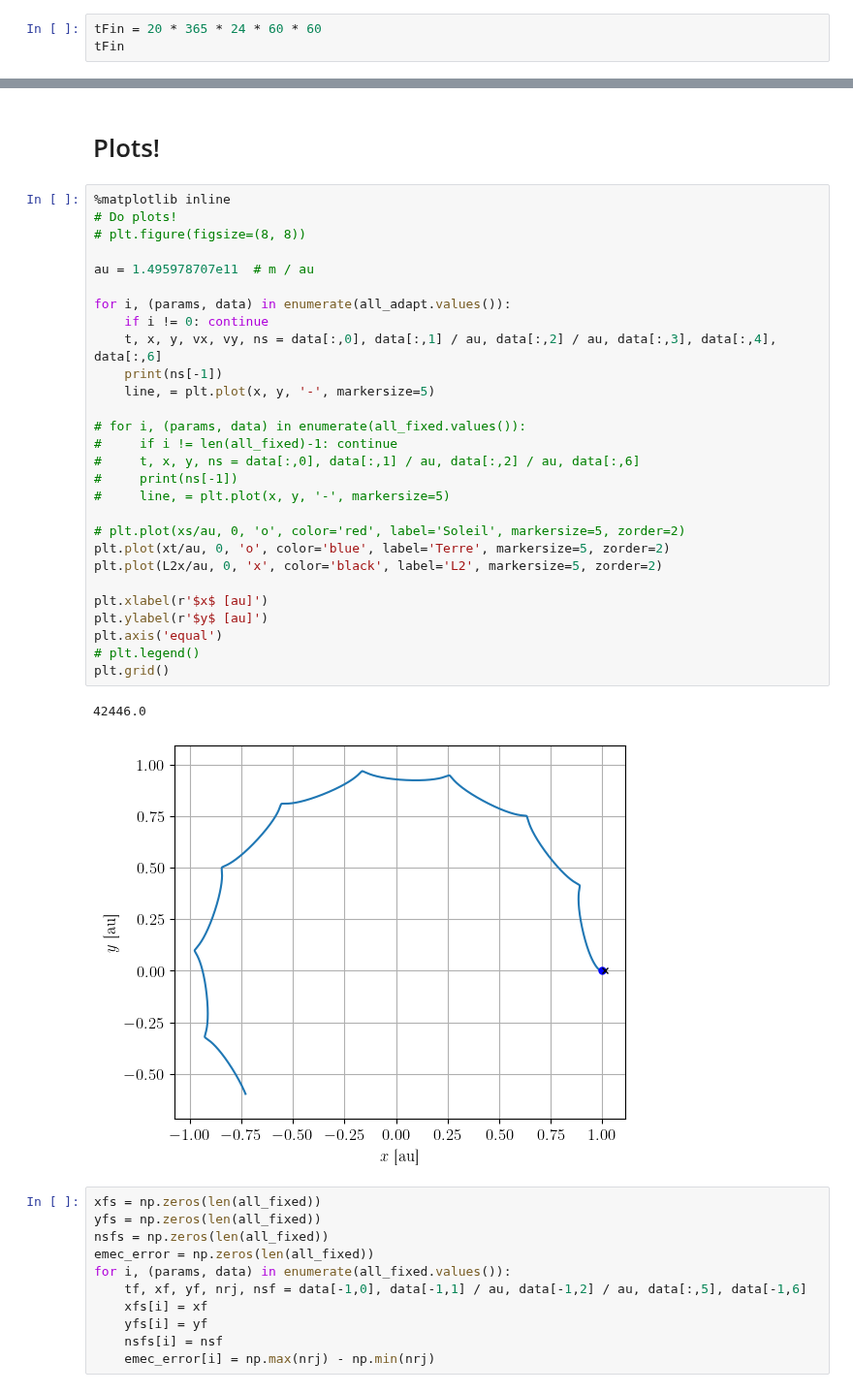
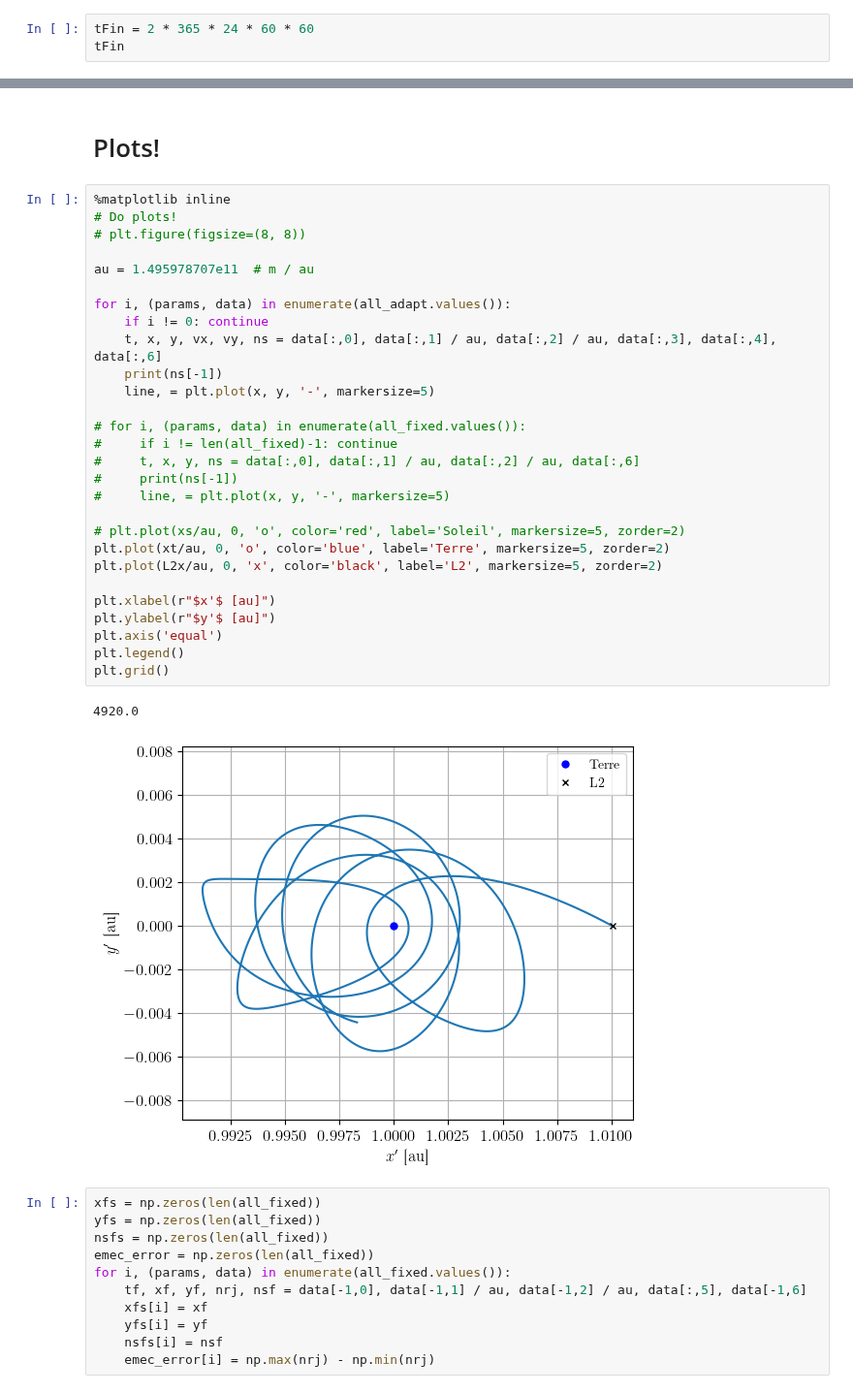
Before and after one commit to TomVdt/PhysNum, a Jupyter notebook: exercice3/analysis/analysis3bi.ipynb, the cells around one changed output, grey strips where cells are left out. Shown at 97% size. Drawn from its saved outputs; the diff is of its cells as text.

```diff
--- a/exercice3/analysis/analysis3bi.ipynb
+++ b/exercice3/analysis/analysis3bi.ipynb
@@ -24,6 +24,6 @@ src/Ex3_2024.cpp:48:59: warning: unused parameter 't' [-Wunused-parameter]
 config_name = 'lagrange2'
 conf = load_conf(config_name)
 # %%
-tFin = 20 * 365 * 24 * 60 * 60
+tFin = 2 * 365 * 24 * 60 * 60
 tFin
 # %% [output]
@@ -112,34 +112,34 @@ for file, params in zip(outputs, all_params):
 # %%
 %matplotlib inline
 # Do plots!
 # plt.figure(figsize=(8, 8))
 
 au = 1.495978707e11  # m / au
 
 for i, (params, data) in enumerate(all_adapt.values()):
     if i != 0: continue
     t, x, y, vx, vy, ns = data[:,0], data[:,1] / au, data[:,2] / au, data[:,3], data[:,4], data[:,6]
     print(ns[-1])
     line, = plt.plot(x, y, '-', markersize=5)
 
 # for i, (params, data) in enumerate(all_fixed.values()):
 #     if i != len(all_fixed)-1: continue
 #     t, x, y, ns = data[:,0], data[:,1] / au, data[:,2] / au, data[:,6]
 #     print(ns[-1])
 #     line, = plt.plot(x, y, '-', markersize=5)
 
 # plt.plot(xs/au, 0, 'o', color='red', label='Soleil', markersize=5, zorder=2)
 plt.plot(xt/au, 0, 'o', color='blue', label='Terre', markersize=5, zorder=2)
 plt.plot(L2x/au, 0, 'x', color='black', label='L2', markersize=5, zorder=2)
 
-plt.xlabel(r'$x$ [au]')
-plt.ylabel(r'$y$ [au]')
+plt.xlabel(r"$x'$ [au]")
+plt.ylabel(r"$y'$ [au]")
 plt.axis('equal')
-# plt.legend()
+plt.legend()
 plt.grid()
 # %% [output]
-42446.0
+4920.0
-[figure, old version]
+[figure, new version]
 # %%
 xfs = np.zeros(len(all_fixed))
 yfs = np.zeros(len(all_fixed))
```
Also changed, not shown: parts of 9 cells of this notebook, 5 other files.
